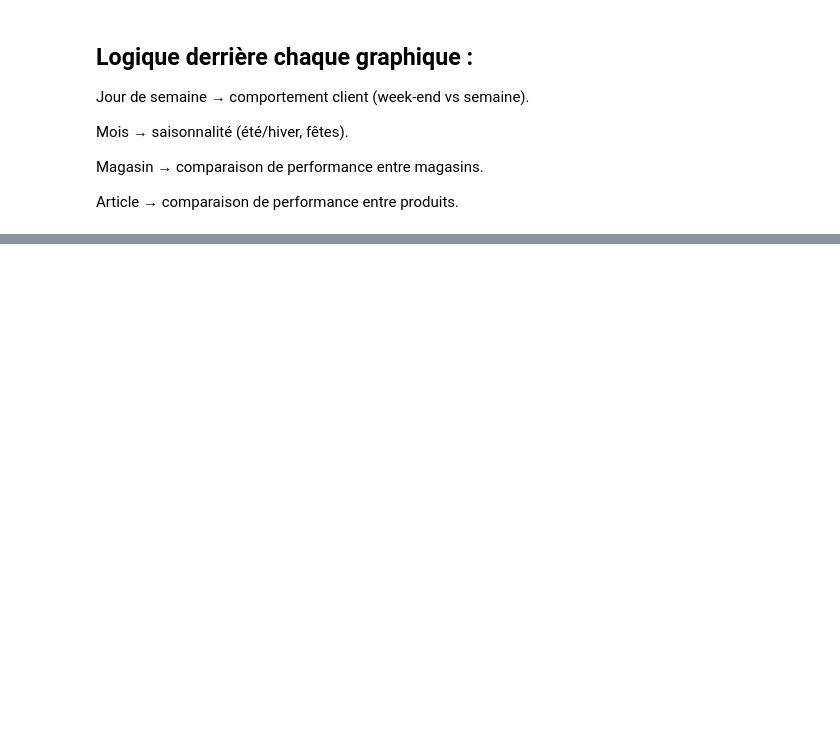
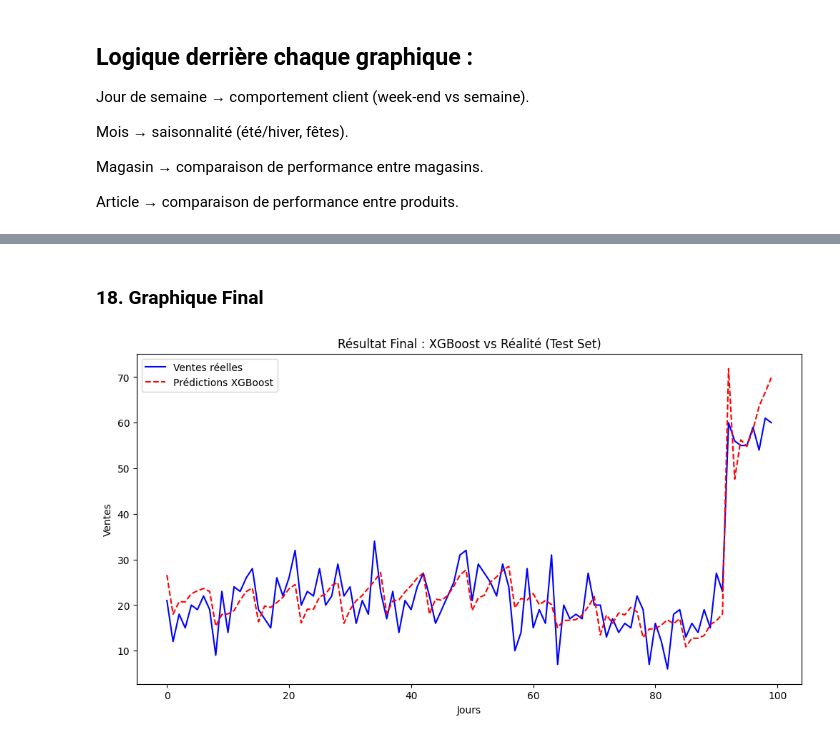
Before and after one commit to fatouu50/Time-Series-Forecasting-ML, a Jupyter notebook: Mois_1_Machine_Learning/ML_Forecasting.ipynb, the cells around one changed output, grey strips where cells are left out. Cells and saved outputs as stored; diff of their text form; code cells hidden in the pictures; blank space fills up the shorter version.

```diff
--- a/Mois_1_Machine_Learning/ML_Forecasting.ipynb
+++ b/Mois_1_Machine_Learning/ML_Forecasting.ipynb
@@ -272,0 +364,6 @@ Article → comparaison de performance entre produits.
+# %%
+df = df.sort_values(by=['store', 'item', 'date']).reset_index(drop=True)
+
+df['lag_1'] = df.groupby(['store', 'item'])['sales'].shift(1)  #décale les valeurs de 7 lignes  vers le bas .
+df['lag_7'] = df.groupby(['store', 'item'])['sales'].shift(7)
+df['lag_14'] = df.groupby(['store', 'item'])['sales'].shift(14)
@@ -272,0 +392,3 @@ Article → comparaison de performance entre produits.
+# %%
+df['rolling_mean_7'] = df.groupby(['store', 'item'])['sales'].transform(lambda x: x.shift(1).rolling(window=7).mean())
+df['rolling_mean_30'] = df.groupby(['store', 'item'])['sales'].transform(lambda x: x.shift(1).rolling(window=30).mean())
@@ -272,0 +589,13 @@ Article → comparaison de performance entre produits.
+# %% [markdown]
+### 18. Graphique Final
+# %%
+plt.figure(figsize=(12, 6))
+plt.plot(y_test.values[:100], label='Ventes réelles', color='blue')
+plt.plot(y_pred_final[:100], label='Prédictions XGBoost', color='red', linestyle='--')
+plt.title('Résultat Final : XGBoost vs Réalité (Test Set)')
+plt.xlabel('Jours')
+plt.ylabel('Ventes')
+plt.legend()
+plt.show()
+# %% [output]
+[figure, added]
```
Also changed, not shown: parts of 33 cells of this notebook.
